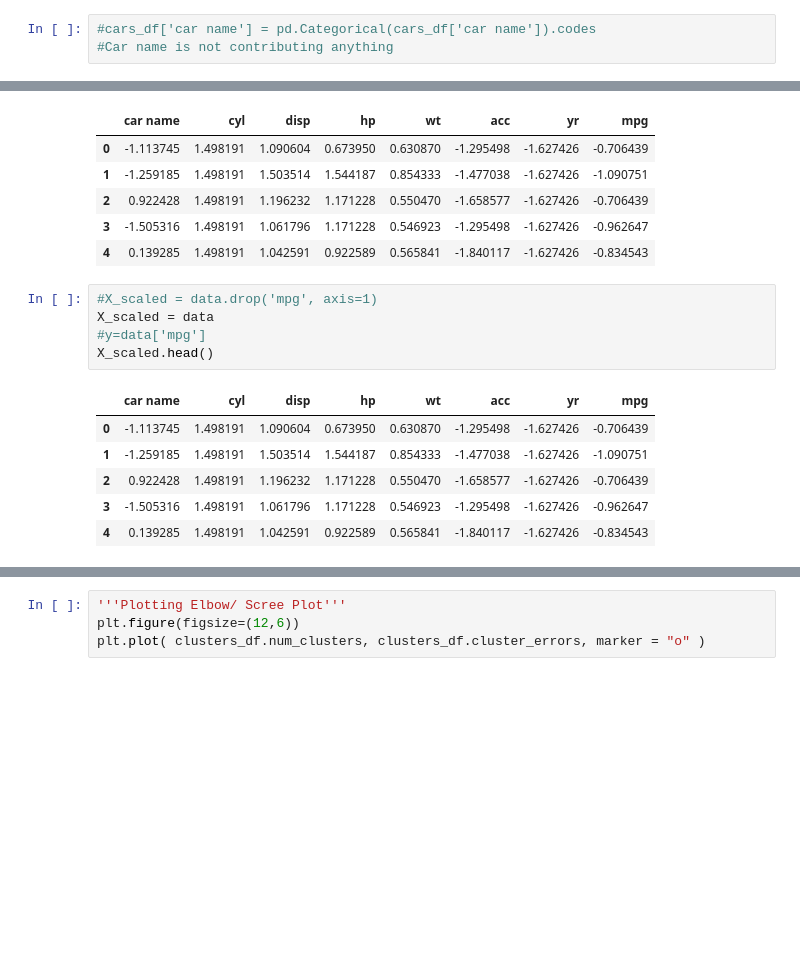
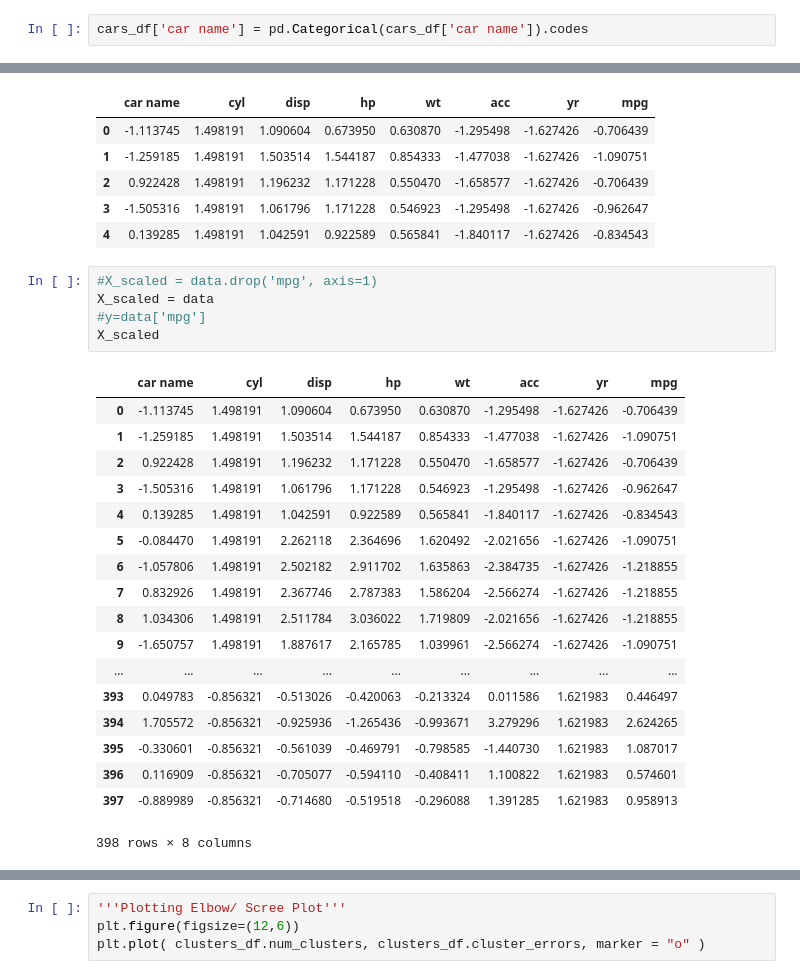
Before and after one commit to GreatLearningAIML1/pune-july19-batch-sushilthora, a Jupyter notebook: Unsupervised Learning_R4_Cars_datasets_Clustering.ipynb, the cells around one changed output, grey strips where cells are left out. Saved outputs shown, nothing was run; the diff lists cells and outputs as text; blank space fills up the shorter version.

```diff
--- a/Unsupervised Learning_R4_Cars_datasets_Clustering.ipynb
+++ b/Unsupervised Learning_R4_Cars_datasets_Clustering.ipynb
@@ -69,5 +74,4 @@ cars_df.corr()
 | yr | -0.348746 | -0.370164 | -0.411587 | -0.306564 | 0.288137 | 1.000000 | 0.579267 |
 | mpg | -0.775396 | -0.804203 | -0.754276 | -0.831741 | 0.420289 | 0.579267 | 1.000000 |
 # %%
-#cars_df['car name'] = pd.Categorical(cars_df['car name']).codes
-#Car name is not contributing anything
+cars_df['car name'] = pd.Categorical(cars_df['car name']).codes
@@ -106,15 +92,27 @@ data.head()
 # %%
 #X_scaled = data.drop('mpg', axis=1)
 X_scaled = data
 #y=data['mpg']
-X_scaled.head()
+X_scaled
 # %% [output]
 |  | car name | cyl | disp | hp | wt | acc | yr | mpg |
 | 0 | -1.113745 | 1.498191 | 1.090604 | 0.673950 | 0.630870 | -1.295498 | -1.627426 | -0.706439 |
 | 1 | -1.259185 | 1.498191 | 1.503514 | 1.544187 | 0.854333 | -1.477038 | -1.627426 | -1.090751 |
 | 2 | 0.922428 | 1.498191 | 1.196232 | 1.171228 | 0.550470 | -1.658577 | -1.627426 | -0.706439 |
 | 3 | -1.505316 | 1.498191 | 1.061796 | 1.171228 | 0.546923 | -1.295498 | -1.627426 | -0.962647 |
 | 4 | 0.139285 | 1.498191 | 1.042591 | 0.922589 | 0.565841 | -1.840117 | -1.627426 | -0.834543 |
+| 5 | -0.084470 | 1.498191 | 2.262118 | 2.364696 | 1.620492 | -2.021656 | -1.627426 | -1.090751 |
+| 6 | -1.057806 | 1.498191 | 2.502182 | 2.911702 | 1.635863 | -2.384735 | -1.627426 | -1.218855 |
+| 7 | 0.832926 | 1.498191 | 2.367746 | 2.787383 | 1.586204 | -2.566274 | -1.627426 | -1.218855 |
+| 8 | 1.034306 | 1.498191 | 2.511784 | 3.036022 | 1.719809 | -2.021656 | -1.627426 | -1.218855 |
+| 9 | -1.650757 | 1.498191 | 1.887617 | 2.165785 | 1.039961 | -2.566274 | -1.627426 | -1.090751 |
+| ... | ... | ... | ... | ... | ... | ... | ... | ... |
+| 393 | 0.049783 | -0.856321 | -0.513026 | -0.420063 | -0.213324 | 0.011586 | 1.621983 | 0.446497 |
+| 394 | 1.705572 | -0.856321 | -0.925936 | -1.265436 | -0.993671 | 3.279296 | 1.621983 | 2.624265 |
+| 395 | -0.330601 | -0.856321 | -0.561039 | -0.469791 | -0.798585 | -1.440730 | 1.621983 | 1.087017 |
+| 396 | 0.116909 | -0.856321 | -0.705077 | -0.594110 | -0.408411 | 1.100822 | 1.621983 | 0.574601 |
+| 397 | -0.889989 | -0.856321 | -0.714680 | -0.519518 | -0.296088 | 1.391285 | 1.621983 | 0.958913 |
+398 rows × 8 columns
 # %%
 # KMeans Clustring Algorithm
 # Label, Intertia and Centroid
```
Also changed, not shown: parts of 17 cells of this notebook.
